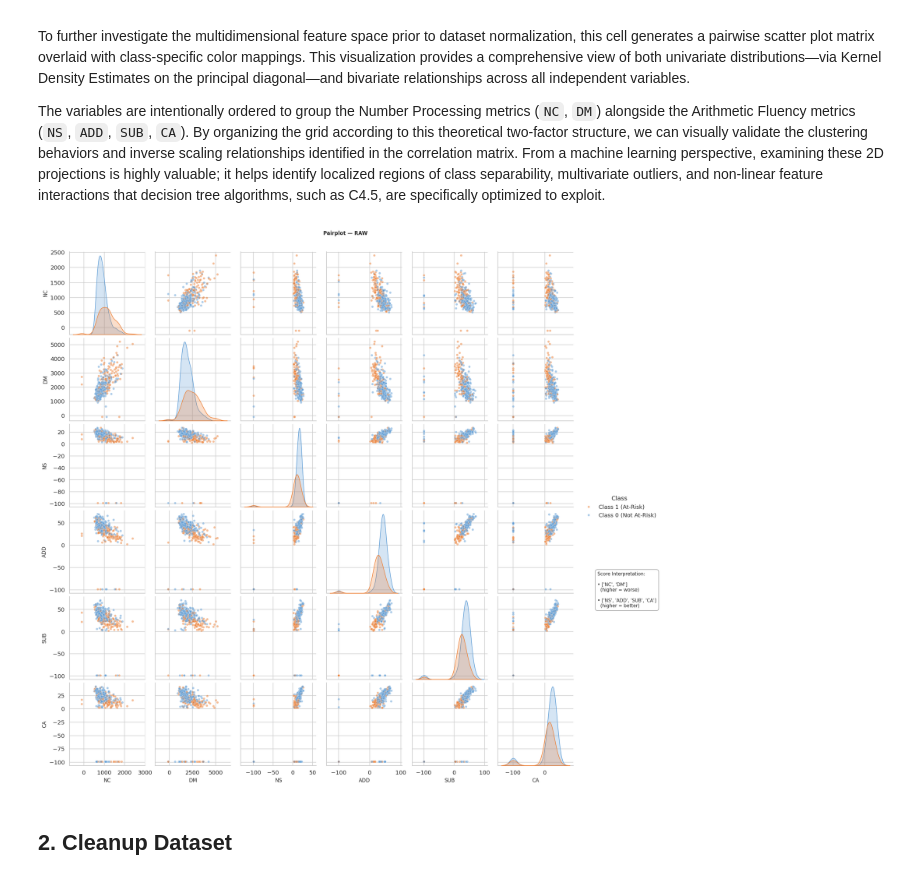
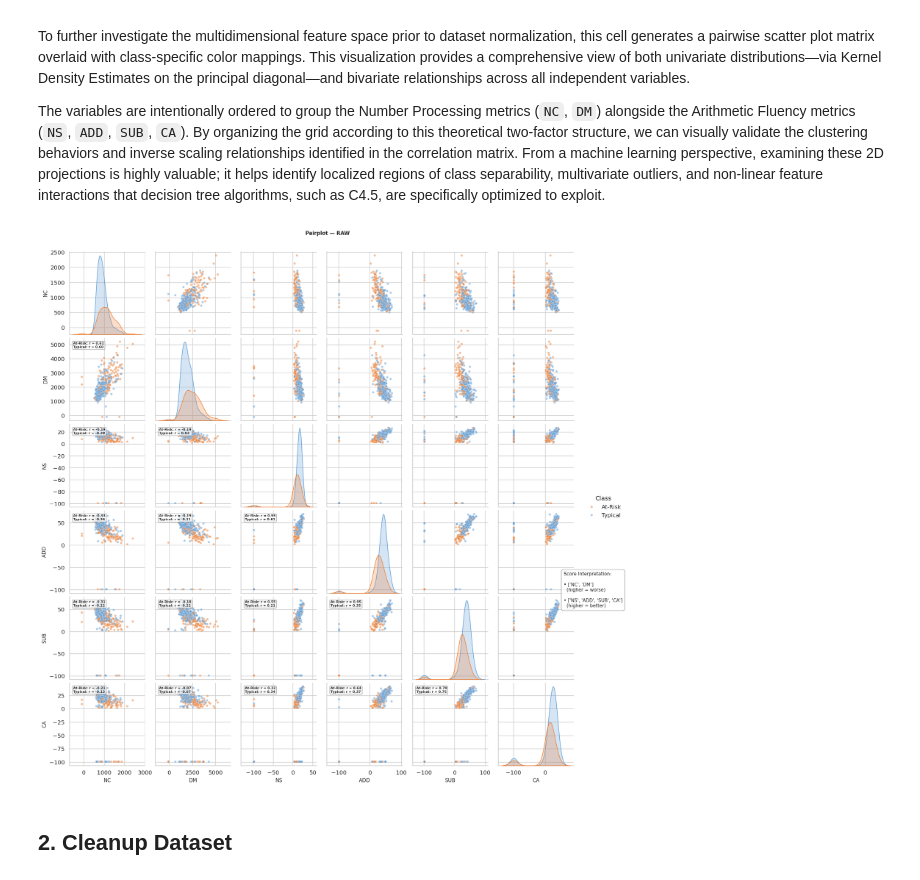
Before and after one commit to DysCalc/DysCalc-ML-Development, a Jupyter notebook: notebooks/dataset_analysis.ipynb, the cells around one changed output. Saved outputs shown, nothing was run; the diff lists cells and outputs as text; code cells hidden in the pictures.

Commit message:
fix: labeling errors on graphs

```diff
--- a/notebooks/dataset_analysis.ipynb
+++ b/notebooks/dataset_analysis.ipynb
@@ -284,27 +330,57 @@ To further investigate the multidimensional feature space prior to dataset norma
 The variables are intentionally ordered to group the Number Processing metrics (`NC`, `DM`) alongside the Arithmetic Fluency metrics (`NS`, `ADD`, `SUB`, `CA`). By organizing the grid according to this theoretical two-factor structure, we can visually validate the clustering behaviors and inverse scaling relationships identified in the correlation matrix. From a machine learning perspective, examining these 2D projections is highly valuable; it helps identify localized regions of class separability, multivariate outliers, and non-linear feature interactions that decision tree algorithms, such as C4.5, are specifically optimized to exploit.
 # %%
 pair_df = df_raw.copy()
-pair_df['Class'] = pair_df['Label'].map({0: 'Class 0 (Not At-Risk)', 1: 'Class 1 (At-Risk)'})
+pair_df["Class"] = pair_df["Label"].map({
+    0: "Typical",
+    1: "At-Risk"
+})
 
-# Highlight the two-factor structure with column ordering
+FEATURES = [*NUMBER_PROCESSING, *ARITHMETIC_FLUENCY]
 
-g = sns.pairplot(pair_df, vars=[*NUMBER_PROCESSING, *ARITHMETIC_FLUENCY], hue='Class',
-                 palette={'Class 0 (Not At-Risk)': TYPICAL_COLOR, 'Class 1 (At-Risk)': AT_RIST_COLOR},
-                 diag_kind='kde', plot_kws={'alpha': 0.5, 's': 20})
+g = sns.pairplot(
+    pair_df,
+    vars=FEATURES,
+    hue="Class",
+    palette={
+        "Typical": TYPICAL_COLOR,
+        "At-Risk": AT_RIST_COLOR
+    },
+    diag_kind="kde",
+    plot_kws={"alpha": 0.5, "s": 20}
+)
+
+# Add class-specific Pearson r values
+add_class_specific_corr(
+    g=g,
+    df=pair_df,
+    features=FEATURES,
+    class_col="Class"
+)
 
 g.figure.suptitle(
-    'Pairplot — RAW ',
-    y=1.02, fontweight='bold', fontsize=10)
+    "Pairplot — RAW",
+    y=1.02,
+    fontweight="bold",
+    fontsize=10
+)
 
 g.figure.text(
     0.9, 0.4,
     f"Score Interpretation:\n\n• {NUMBER_PROCESSING}\n  (higher = worse)\n\n• {ARITHMETIC_FLUENCY}\n  (higher = better)",
-    ha='left', va='top', fontsize=9,
-    bbox=dict(boxstyle='round,pad=0.5', facecolor='white', edgecolor='gray', alpha=0.8)
+    ha="left",
+    va="top",
+    fontsize=9,
+    bbox=dict(
+        boxstyle="round,pad=0.5",
+        facecolor="white",
+        edgecolor="gray",
+        alpha=0.8
+    )
 )
+
 plt.show()
 # %% [output]
-[figure, old version]
+[figure, new version]
 # %% [markdown]
 ## 2. Cleanup Dataset
 # %% [markdown]
```
Also changed, not shown: parts of 14 cells of this notebook, 11 other files.
